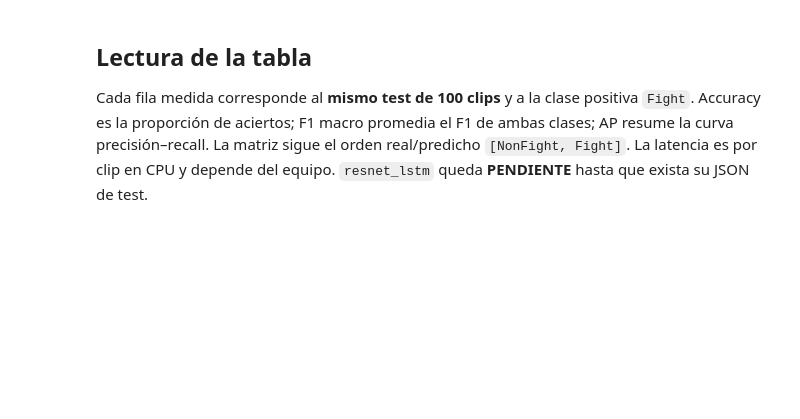
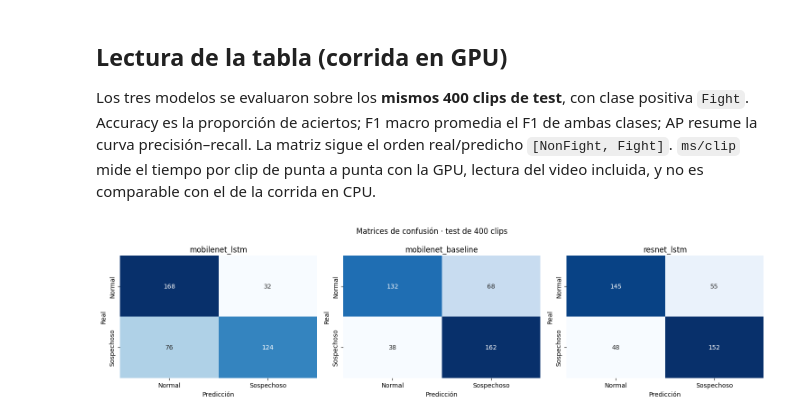
Before and after one commit to ary10220/Security, a Jupyter notebook: notebooks/03_model_comparison.ipynb, the cells around one changed output. Saved outputs shown, nothing was run; the diff lists cells and outputs as text; code cells hidden in the pictures; blank space fills up the shorter version.

Commit message:
feat(notebooks): comparar corridas en GPU y en CPU
Co-Authored-By: Claude Opus 5.5 <noreply@anthropic.com>

```diff
--- a/notebooks/03_model_comparison.ipynb
+++ b/notebooks/03_model_comparison.ipynb
@@ -19,13 +22,30 @@ if not (root / "artifacts").is_dir():
     root = root.parent
 artifacts_dir = root / "artifacts"
 model_names = ["mobilenet_lstm", "mobilenet_baseline", "resnet_lstm"]
-reports = {}
-for model_name in model_names:
-    metrics_path = artifacts_dir / f"metrics_{model_name}.json"
-    if metrics_path.is_file():
-        reports[model_name] = json.loads(metrics_path.read_text(encoding="utf-8"))
-    else:
-        print(f"TODO: falta {metrics_path.name}; entrenar/evaluar {model_name} y volver a ejecutar.")
+
+
+def load_reports(folder: Path) -> dict[str, dict]:
+    """Lee los JSON de métricas de una corrida.
+
+    Args:
+        folder: Carpeta con los archivos metrics_<modelo>.json.
+
+    Returns:
+        Reporte de cada modelo encontrado, indexado por su nombre.
+    """
+    # Un JSON ausente no detiene el notebook: el modelo queda como PENDIENTE en la tabla.
+    loaded = {}
+    for model_name in model_names:
+        metrics_path = folder / f"metrics_{model_name}.json"
+        if metrics_path.is_file():
+            loaded[model_name] = json.loads(metrics_path.read_text(encoding="utf-8"))
+        else:
+            print(f"TODO: falta {metrics_path.name}; entrenar/evaluar {model_name} y volver a ejecutar.")
+    return loaded
+
+
+reports = load_reports(artifacts_dir)
+reports_cpu = load_reports(artifacts_dir / "cpu")
 if not reports:
     raise FileNotFoundError(f"No se encontraron métricas en {artifacts_dir.resolve()}")
 # %%
@@ -54,19 +91,21 @@ display(comparison.round(3))
 # %% [markdown]
-## Lectura de la tabla
+## Lectura de la tabla (corrida en GPU)
 
-Cada fila medida corresponde al **mismo test de 100 clips** y a la clase positiva `Fight`. Accuracy es la proporción de aciertos; F1 macro promedia el F1 de ambas clases; AP resume la curva precisión–recall. La matriz sigue el orden real/predicho `[NonFight, Fight]`. La latencia es por clip en CPU y depende del equipo. `resnet_lstm` queda **PENDIENTE** hasta que exista su JSON de test.
+Los tres modelos se evaluaron sobre los **mismos 400 clips de test**, con clase positiva `Fight`. Accuracy es la proporción de aciertos; F1 macro promedia el F1 de ambas clases; AP resume la curva precisión–recall. La matriz sigue el orden real/predicho `[NonFight, Fight]`. `ms/clip` mide el tiempo por clip de punta a punta con la GPU, lectura del video incluida, y no es comparable con el de la corrida en CPU.
 # %%
 available = [name for name in model_names if name in reports]
 fig, axes = plt.subplots(1, len(available), figsize=(5 * len(available), 4), squeeze=False)
 for ax, name in zip(axes[0], available):
     matrix = np.asarray(reports[name]["final"]["confusion_matrix"])
     sns.heatmap(matrix, annot=True, fmt="d", cmap="Blues", cbar=False,
                 xticklabels=["Normal", "Sospechoso"],
                 yticklabels=["Normal", "Sospechoso"], ax=ax)
     ax.set(title=name, xlabel="Predicción", ylabel="Real")
-fig.suptitle("Matrices de confusión · test de 100 clips")
+fig.suptitle("Matrices de confusión · test de 400 clips")
 fig.tight_layout()
 plt.show()
+# %% [output]
+[figure, added]
 # %%
 fig, ax = plt.subplots(figsize=(7, 5))
 for name in available:
```
Also changed, not shown: parts of 9 cells of this notebook.
